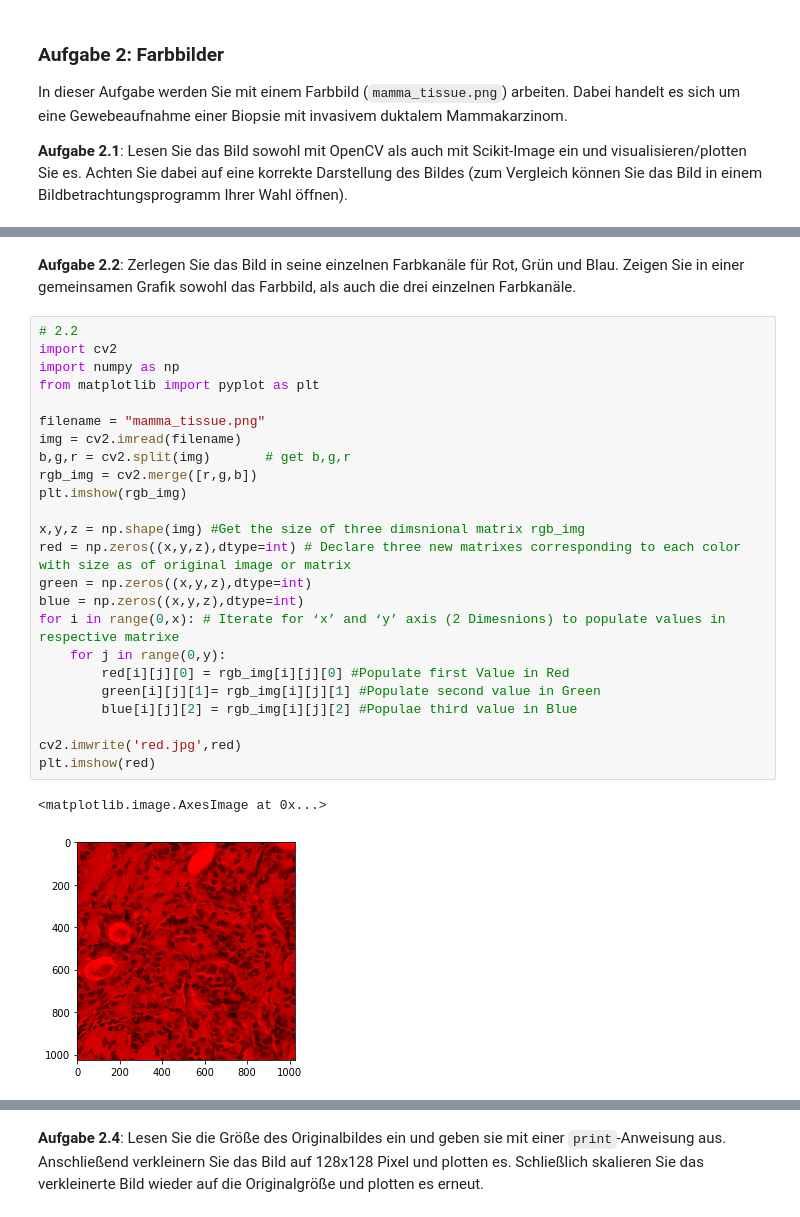
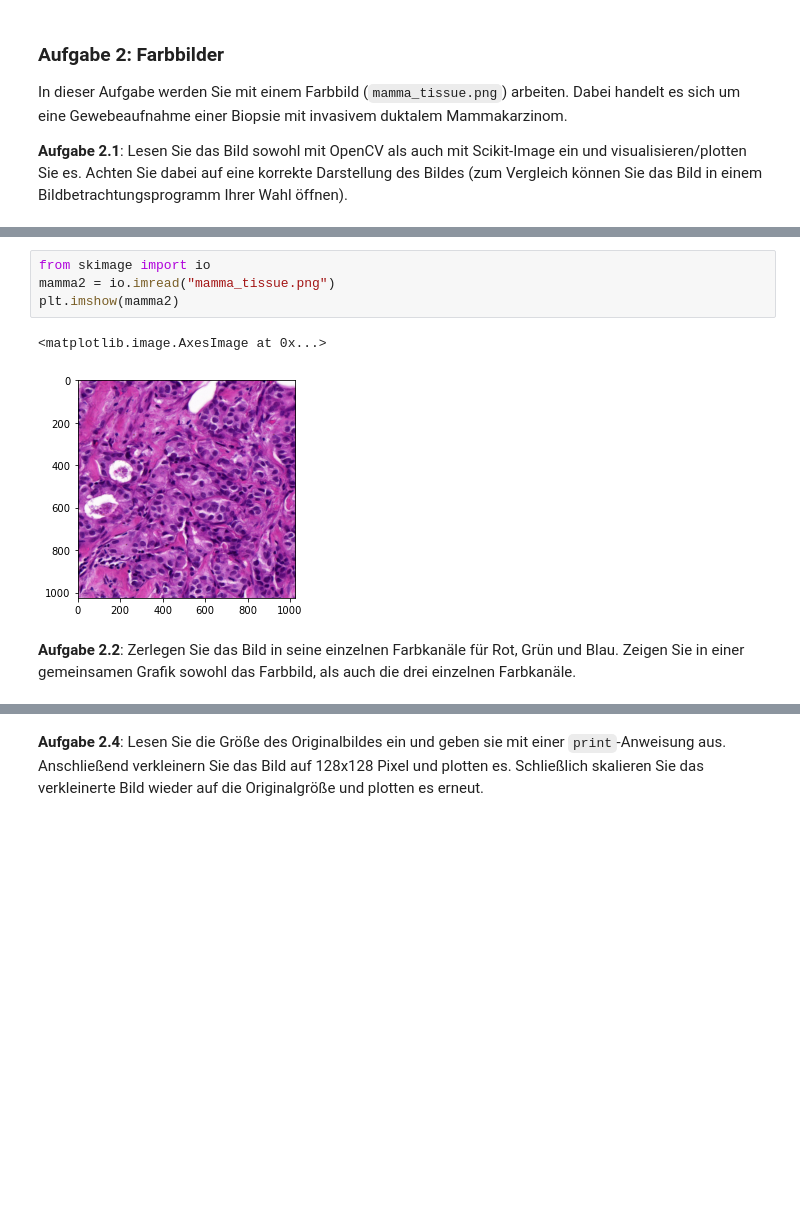
Before and after one commit to Jonalismus/Beleg_1_Bildverarbeitung, a Jupyter notebook: MBV - Bilddateien Bilddarstellung und Diskretisierung.ipynb, the cells around one changed output, grey strips where cells are left out. Drawn from its saved outputs; the diff is of its cells as text; blank space fills up the shorter version.

```diff
--- a/MBV - Bilddateien Bilddarstellung und Diskretisierung.ipynb
+++ b/MBV - Bilddateien Bilddarstellung und Diskretisierung.ipynb
@@ -127,29 +110,9 @@ plt.imshow(mamma2)
+# %%
+from skimage import io
+mamma2 = io.imread("mamma_tissue.png")
+plt.imshow(mamma2)
+# %% [output]
+<matplotlib.image.AxesImage at 0x...>
+[figure, added]
 # %% [markdown]
 **Aufgabe 2.2**: Zerlegen Sie das Bild in seine einzelnen Farbkanäle für Rot, Grün und Blau. Zeigen Sie in einer gemeinsamen Grafik sowohl das Farbbild, als auch die drei einzelnen Farbkanäle.
-# %%
-# 2.2
-import cv2
-import numpy as np
-from matplotlib import pyplot as plt
-
-filename = "mamma_tissue.png"
-img = cv2.imread(filename)
-b,g,r = cv2.split(img)       # get b,g,r
-rgb_img = cv2.merge([r,g,b])
-plt.imshow(rgb_img)
-
-x,y,z = np.shape(img) #Get the size of three dimsnional matrix rgb_img
-red = np.zeros((x,y,z),dtype=int) # Declare three new matrixes corresponding to each color with size as of original image or matrix
-green = np.zeros((x,y,z),dtype=int)
-blue = np.zeros((x,y,z),dtype=int)
-for i in range(0,x): # Iterate for ‘x’ and ‘y’ axis (2 Dimesnions) to populate values in respective matrixe
-    for j in range(0,y):
-        red[i][j][0] = rgb_img[i][j][0] #Populate first Value in Red
-        green[i][j][1]= rgb_img[i][j][1] #Populate second value in Green
-        blue[i][j][2] = rgb_img[i][j][2] #Populae third value in Blue
-
-cv2.imwrite('red.jpg',red)
-plt.imshow(red)
-# %% [output]
-<matplotlib.image.AxesImage at 0x...>
-[figure, removed]
```
Also changed, not shown: parts of 26 cells of this notebook, 4 other files.
